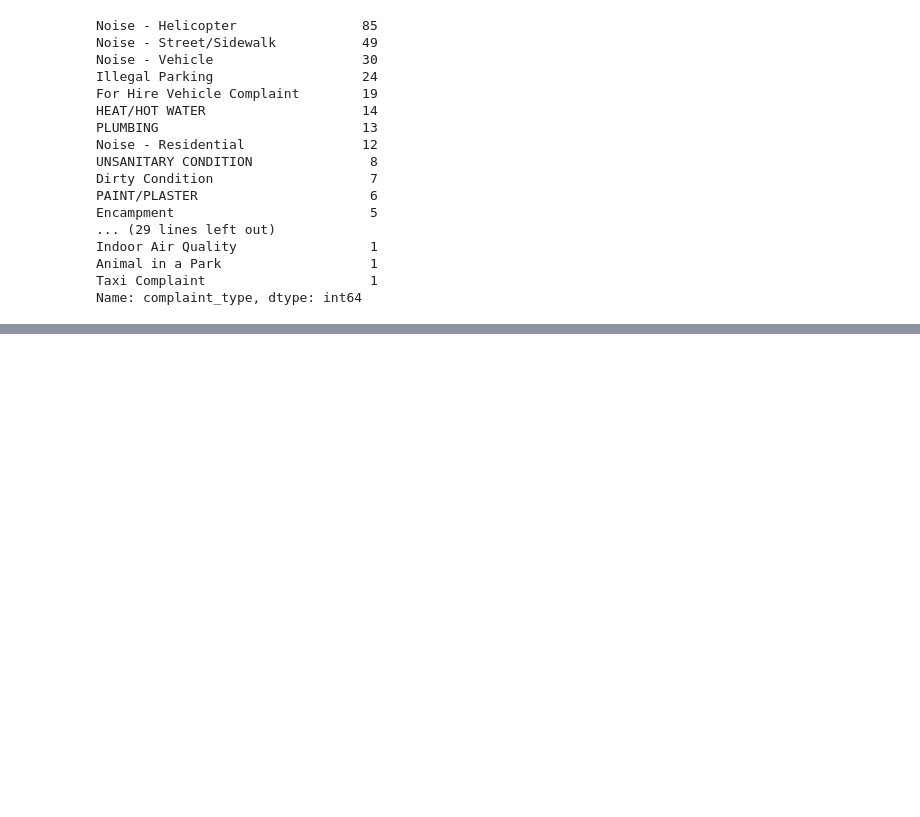
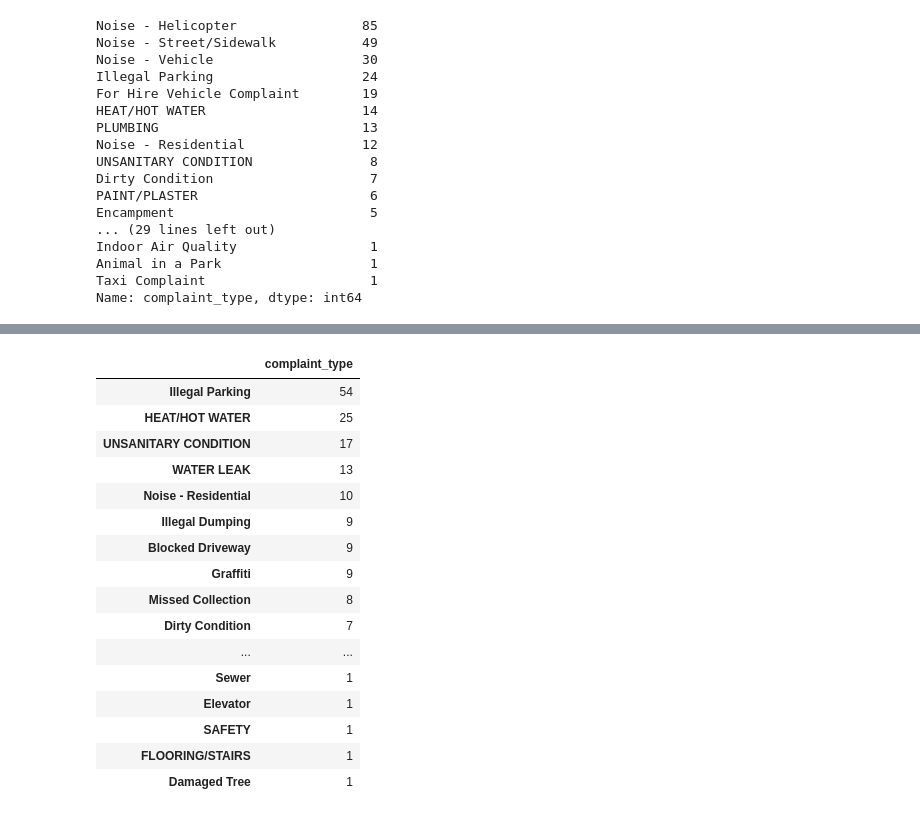
Before and after one commit to samob917/311Weekly, a Jupyter notebook: Untitled.ipynb, the cells around one changed output, grey strips where cells are left out. Drawn from its saved outputs; the diff is of its cells as text; code cells hidden in the pictures; blank space fills up the shorter version.

```diff
--- a/Untitled.ipynb
+++ b/Untitled.ipynb
@@ -203,0 +216,29 @@ output
+# %%
+# import json
+# output = get_table_answer("What are the top complaint types for this week?", df )
+# output
+
+llm = OpenAI(api_token='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')
+ai = PandasAI(llm, conversational=True)
+response = ai(df, "Summarize the complaints of all the people who live in Brooklyn?")
+# table = SmartDataframe(all_cities['NEW YORK'])
+# output = table.chat("How many complaints are there?")
+response
+# %% [output]
+|  | complaint_type |
+| Illegal Parking | 54 |
+| HEAT/HOT WATER | 25 |
+| UNSANITARY CONDITION | 17 |
+| WATER LEAK | 13 |
+| Noise - Residential | 10 |
+| Illegal Dumping | 9 |
+| Blocked Driveway | 9 |
+| Graffiti | 9 |
+| Missed Collection | 8 |
+| Dirty Condition | 7 |
+| ... | ... |
+| Sewer | 1 |
+| Elevator | 1 |
+| SAFETY | 1 |
+| FLOORING/STAIRS | 1 |
+| Damaged Tree | 1 |
```
Also changed, not shown: parts of 21 cells of this notebook, 3 other files.
